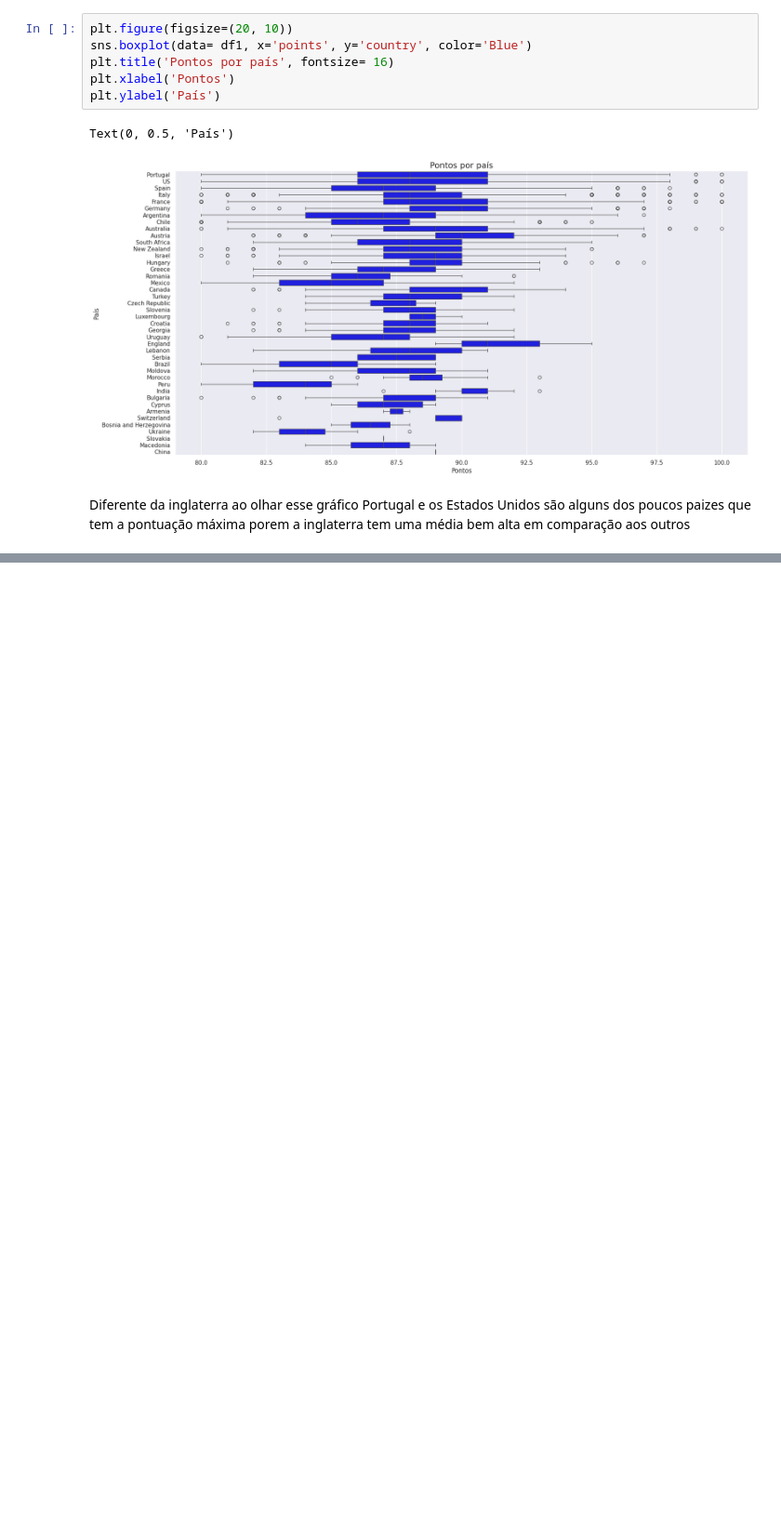
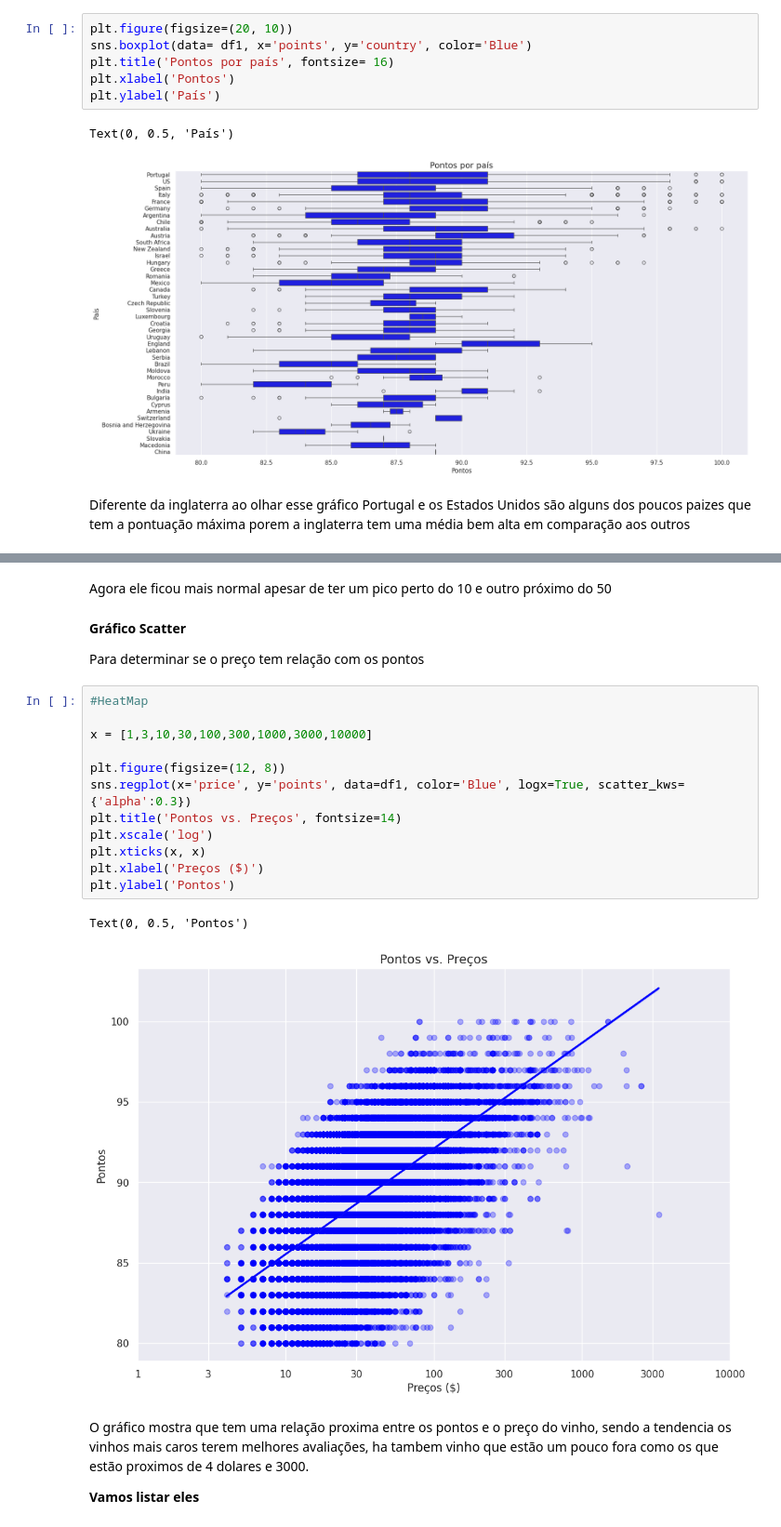
Before and after one commit to Bryan-Kan/Minera-o_de_Dados, a Jupyter notebook: Bryan_Braggion_Pimentel_de_Lima.ipynb, the cells around one changed output, grey strips where cells are left out. Shown at 93% size. Cells and saved outputs as stored; diff of their text form; blank space fills up the shorter version.

```diff
--- a/Bryan_Braggion_Pimentel_de_Lima.ipynb
+++ b/Bryan_Braggion_Pimentel_de_Lima.ipynb
@@ -353,0 +439,25 @@ Diferente da inglaterra ao olhar esse gráfico Portugal e os Estados Unidos são
+# %% [markdown]
+Agora ele ficou mais normal apesar de ter um pico perto do 10 e outro próximo do 50
+# %% [markdown]
+**Gráfico Scatter**
+
+Para determinar se o preço tem relação com os pontos
+# %%
+#HeatMap
+
+x = [1,3,10,30,100,300,1000,3000,10000]
+
+plt.figure(figsize=(12, 8))
+sns.regplot(x='price', y='points', data=df1, color='Blue', logx=True, scatter_kws={'alpha':0.3})
+plt.title('Pontos vs. Preços', fontsize=14)
+plt.xscale('log')
+plt.xticks(x, x)
+plt.xlabel('Preços ($)')
+plt.ylabel('Pontos')
+# %% [output]
+Text(0, 0.5, 'Pontos')
+[figure, added]
+# %% [markdown]
+O gráfico mostra que tem uma relação proxima entre os pontos e o preço do vinho, sendo a tendencia os vinhos mais caros terem melhores avaliações, ha tambem vinho que estão um pouco fora como os que estão proximos de 4 dolares e 3000.
+
+**Vamos listar eles**
```
Also changed, not shown: parts of 17 cells of this notebook.
